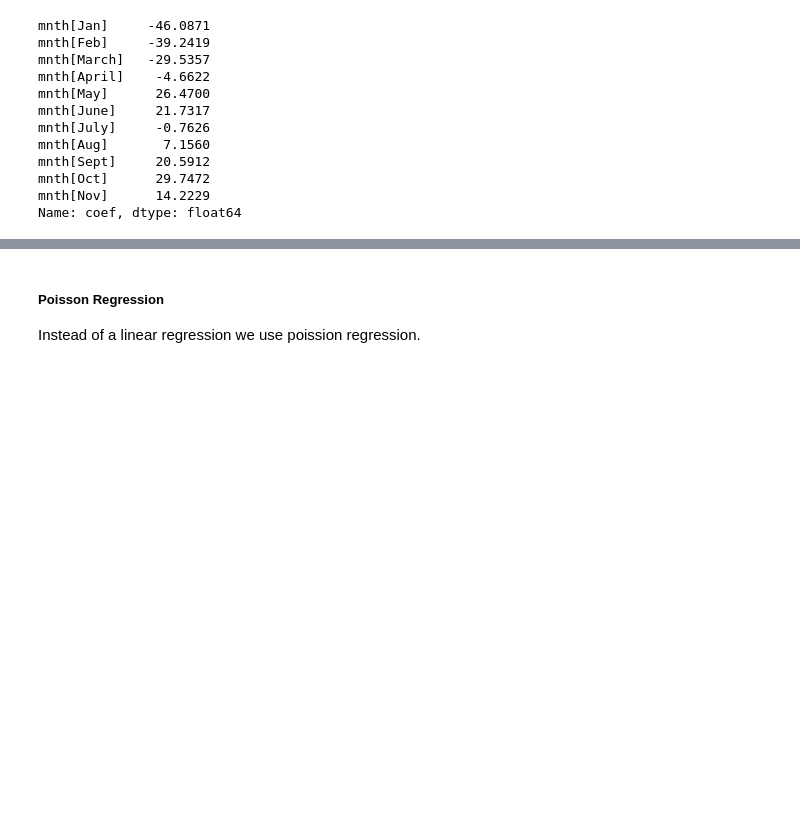
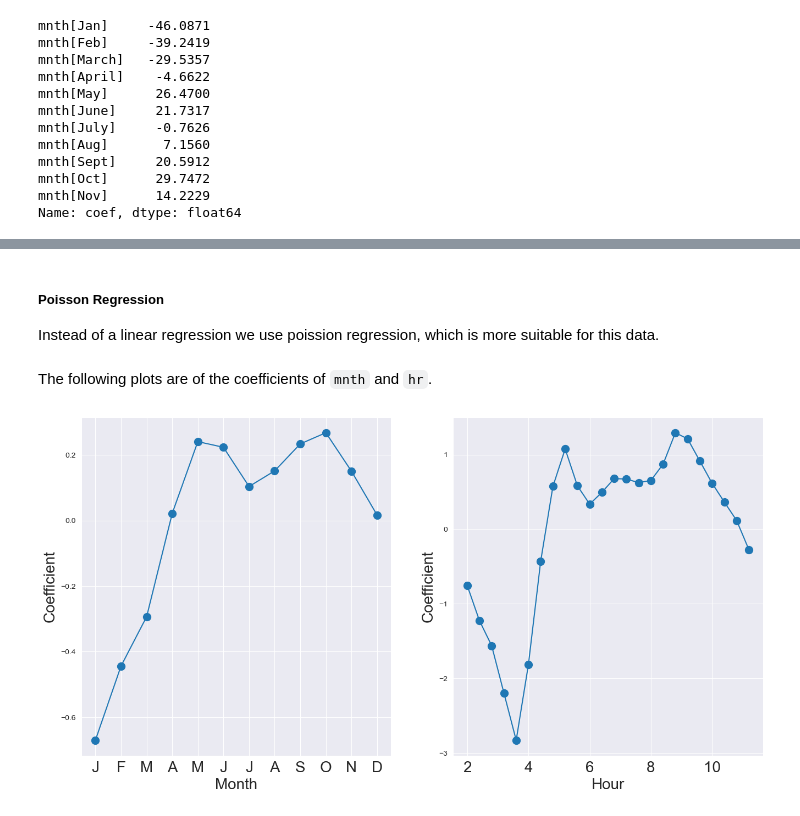
Before and after one commit to jackkrebsbach/stats, a Jupyter notebook: labs/lab4/lab4.ipynb, the cells around one changed output, grey strips where cells are left out. Cells and saved outputs as stored; diff of their text form; code cells hidden in the pictures; blank space fills up the shorter version.

````diff
--- a/labs/lab4/lab4.ipynb
+++ b/labs/lab4/lab4.ipynb
@@ -639,7 +644,7 @@ ax_hr.set_xlabel('Hour', fontsize=20)
 ax_hr.set_ylabel('Coefficient', fontsize=20);
 # %% [markdown]
 ##### Poisson Regression
-Instead of a linear regression we use poission regression.
+Instead of a linear regression we use poission regression, which is more suitable for this data.
 # %%
 M_pois = sm.GLM(Y, X2, family=sm.families.Poisson()).fit()
 # %%
@@ -650,18 +655,24 @@ pd.Series([-coef_month.sum()], index=['mnth[Dec]'])])
 coef_hr = S_pois[S_pois.index.str.contains('hr')]['coef']
 coef_hr = pd.concat([coef_hr, pd.Series([-coef_hr.sum()],
 index=['hr[23]'])])
+# %% [markdown]
+The following plots are of the coefficients of ```mnth``` and ```hr```.
 # %%
 fig_pois, (ax_month, ax_hr) = subplots(1, 2, figsize=(16,8))
+x_month = np.arange(coef_month.shape[0])
+x_hr = np.arange(coef_hr.shape[0])
 ax_month.plot(x_month, coef_month, marker='o', ms=10)
 ax_month.set_xticks(x_month)
 ax_month.set_xticklabels([l[5] for l in coef_month.index], fontsize
 =20)
 ax_month.set_xlabel('Month', fontsize=20)
 ax_month.set_ylabel('Coefficient', fontsize=20)
 ax_hr.plot(x_hr, coef_hr, marker='o', ms=10)
 ax_hr.set_xticklabels(range(24)[::2], fontsize=20)
 ax_hr.set_xlabel('Hour', fontsize=20)
 ax_hr.set_ylabel('Coefficient', fontsize=20);
+# %% [output]
+[figure, added]
 # %%
 fig, ax = subplots(figsize=(8, 8))
 ax.scatter(M2_lm.fittedvalues , M_pois.fittedvalues ,
````
Also changed, not shown: parts of 11 cells of this notebook, 1 other file.
